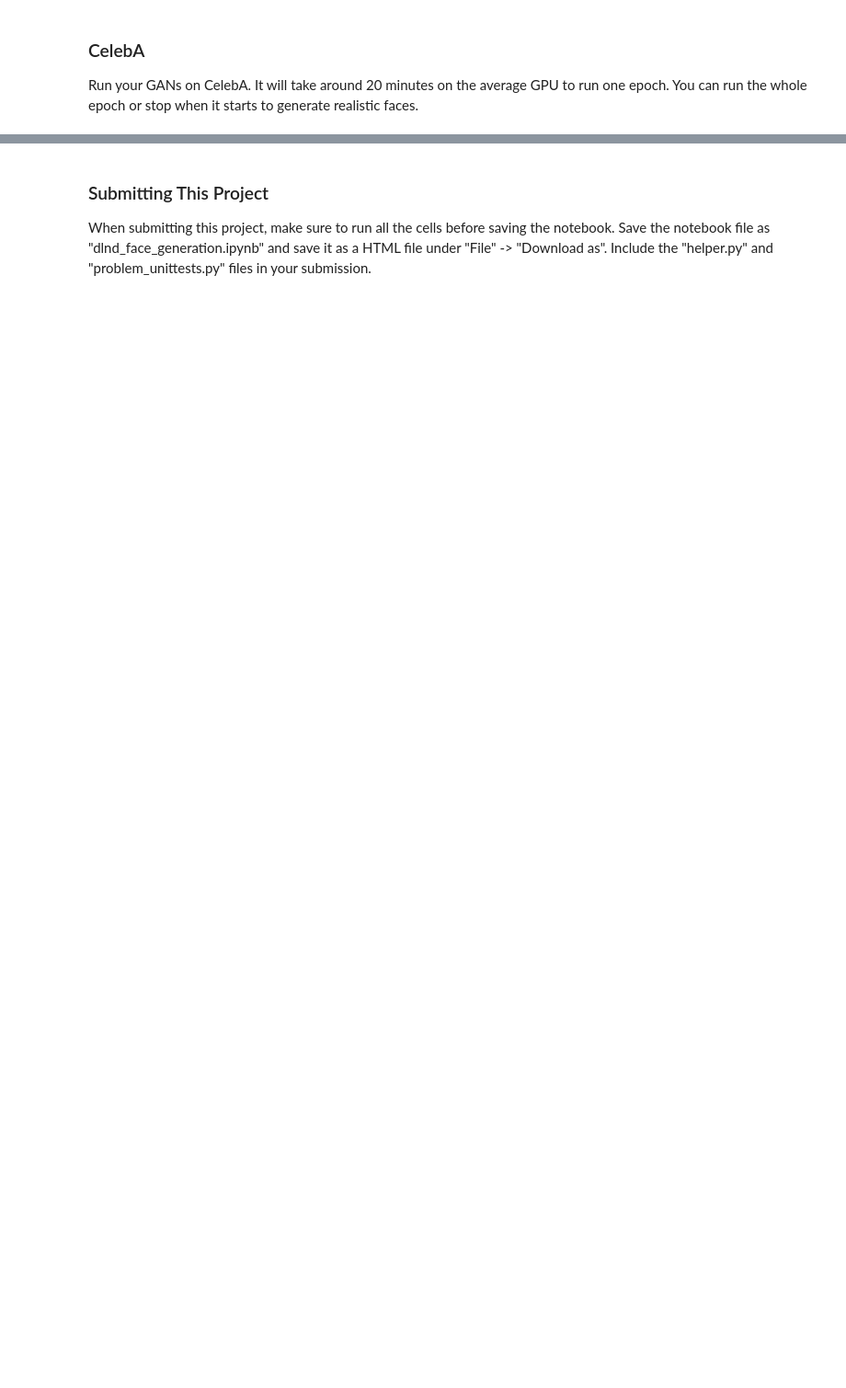
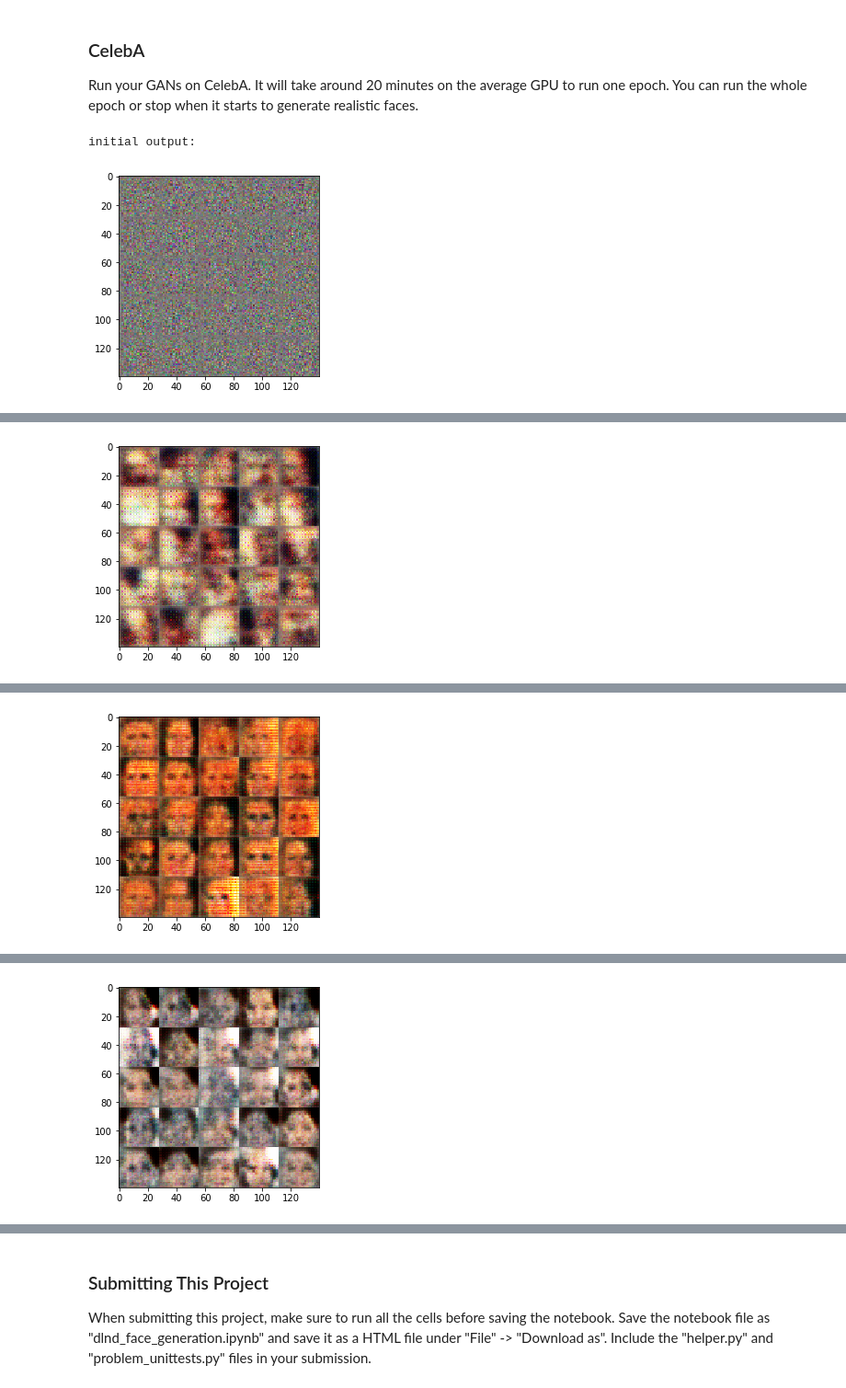
Before and after one commit to thiagojv/dl-face-generator, a Jupyter notebook: dlnd_face_generation.ipynb, the cells around one changed output, grey strips where cells are left out. Shown at 92% size. Saved outputs shown, nothing was run; the diff lists cells and outputs as text; code cells hidden in the pictures; blank space fills up the shorter version.

```diff
--- a/dlnd_face_generation.ipynb
+++ b/dlnd_face_generation.ipynb
@@ -395,16 +460,19 @@ Run your GANs on CelebA.  It will take around 20 minutes on the average GPU to r
 # %%
 batch_size = 128
 z_dim = 100
-learning_rate = 0.001
+learning_rate = 0.0002
 beta1 = 0.5
 
 
 """
 DON'T MODIFY ANYTHING IN THIS CELL THAT IS BELOW THIS LINE
 """
 epochs = 1
 
 celeba_dataset = helper.Dataset('celeba', glob(os.path.join(data_dir, 'img_align_celeba/*.jpg')))
 with tf.Graph().as_default():
     train(epochs, batch_size, z_dim, learning_rate, beta1, celeba_dataset.get_batches,
           celeba_dataset.shape, celeba_dataset.image_mode)
+# %% [output]
+initial output:
+[figure, added]
@@ -410,0 +489 @@ with tf.Graph().as_default():
+[figure, added]
@@ -410,0 +500 @@ with tf.Graph().as_default():
+[figure, added]
@@ -410,0 +511 @@ with tf.Graph().as_default():
+[figure, added]
```
Also changed, not shown: parts of 9 cells of this notebook.
